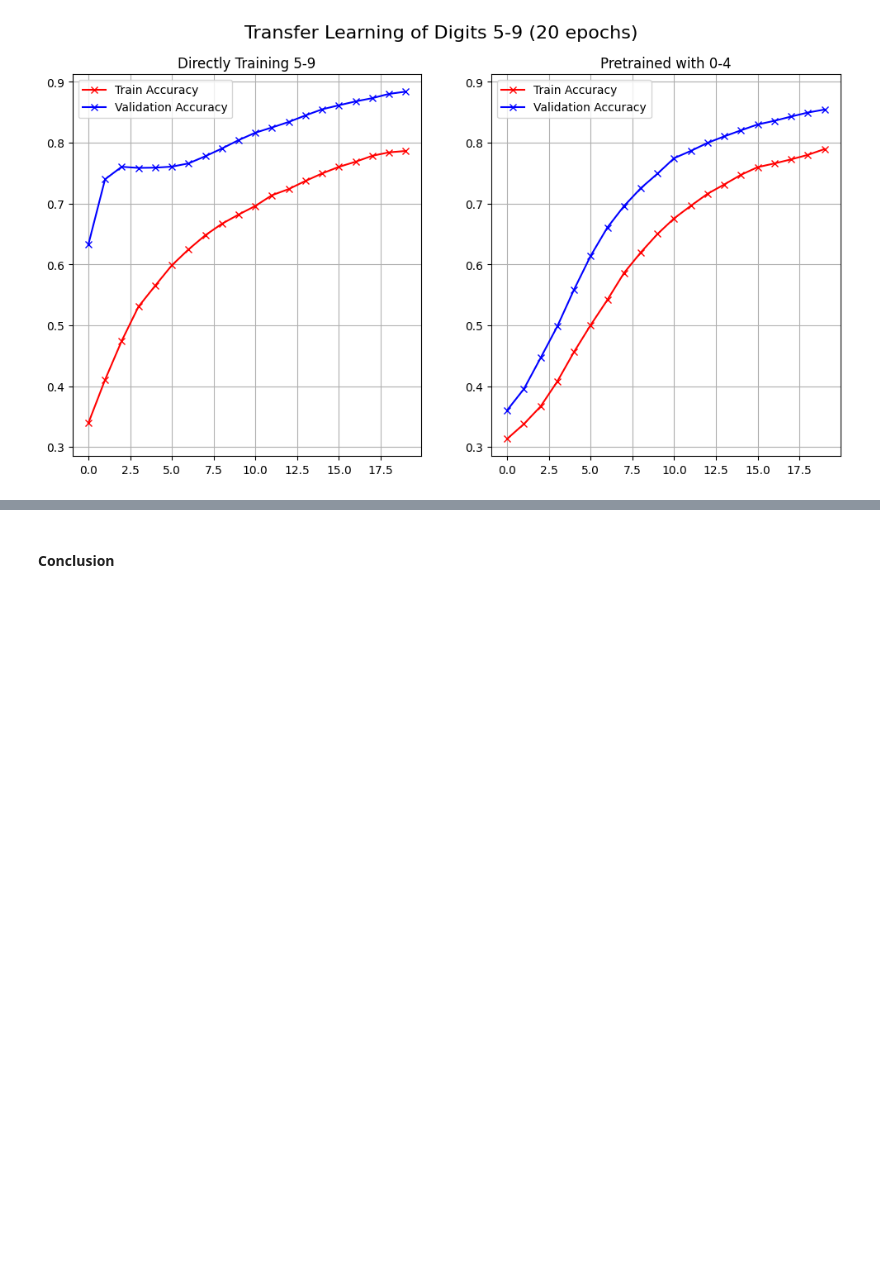
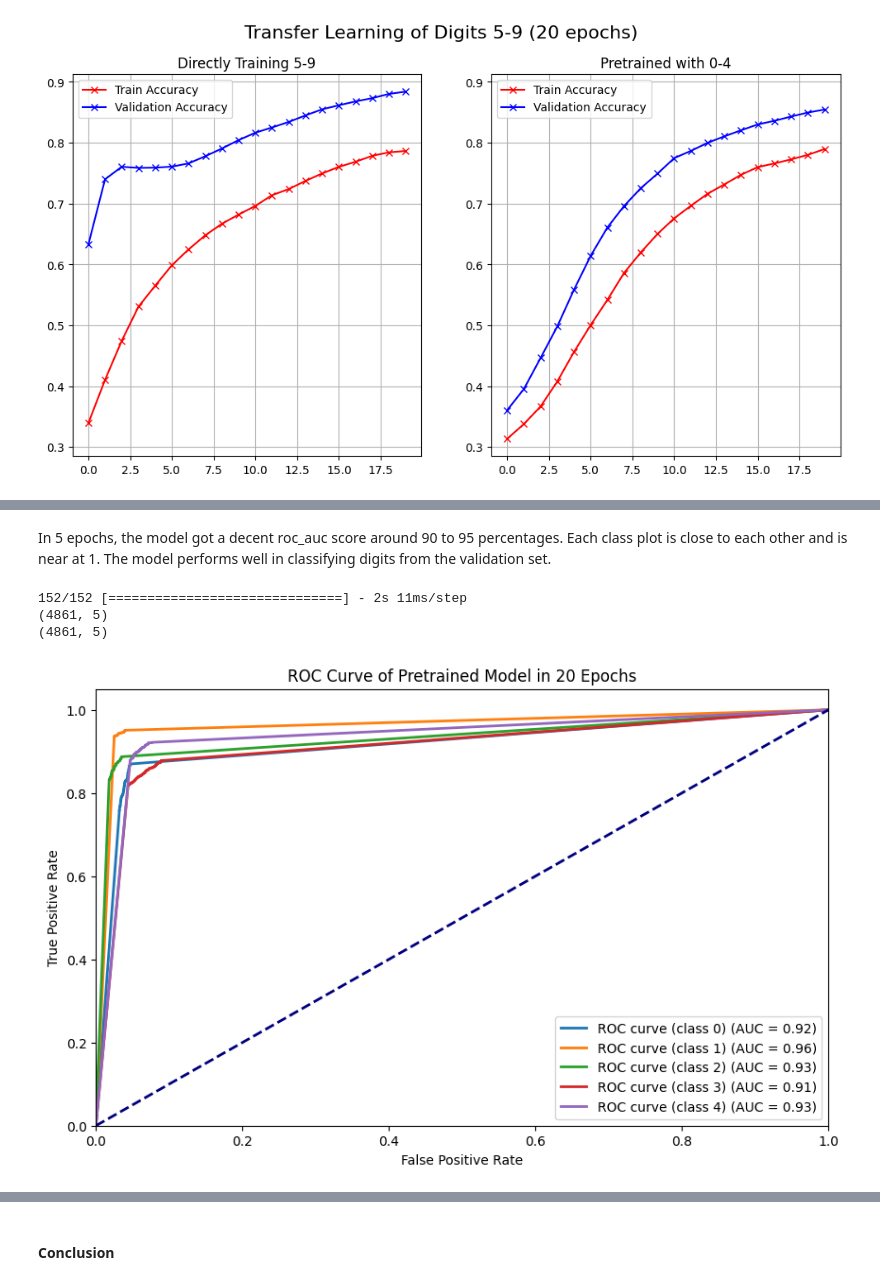
Before and after one commit to qkestacion07/CPE313, a Jupyter notebook: HOA2_2_Transfer_Learning/Hands-on Activity 2.2 - Transfer Learning .ipynb, the cells around one changed output, grey strips where cells are left out. Cells and saved outputs as stored; diff of their text form; code cells hidden in the pictures; blank space fills up the shorter version.

```diff
--- a/HOA2_2_Transfer_Learning/Hands-on Activity 2.2 - Transfer Learning .ipynb
+++ b/HOA2_2_Transfer_Learning/Hands-on Activity 2.2 - Transfer Learning .ipynb
@@ -588,0 +596,9 @@ ax.grid(True)
+# %% [markdown]
+In 5 epochs, the model got a decent roc_auc score around 90 to 95 percentages. Each class plot is close to each other and is near at 1. The model performs well in classifying digits from the validation set.
+# %%
+plot_multiclass_roc(model_3, x_test_gte5, y_test_gte5, 5, 'Pretrained Model in 20 Epochs')
+# %% [output]
+152/152 [==============================] - 2s 11ms/step
+(4861, 5)
+(4861, 5)
+[figure, added]
```
Also changed, not shown: parts of 6 cells of this notebook.
